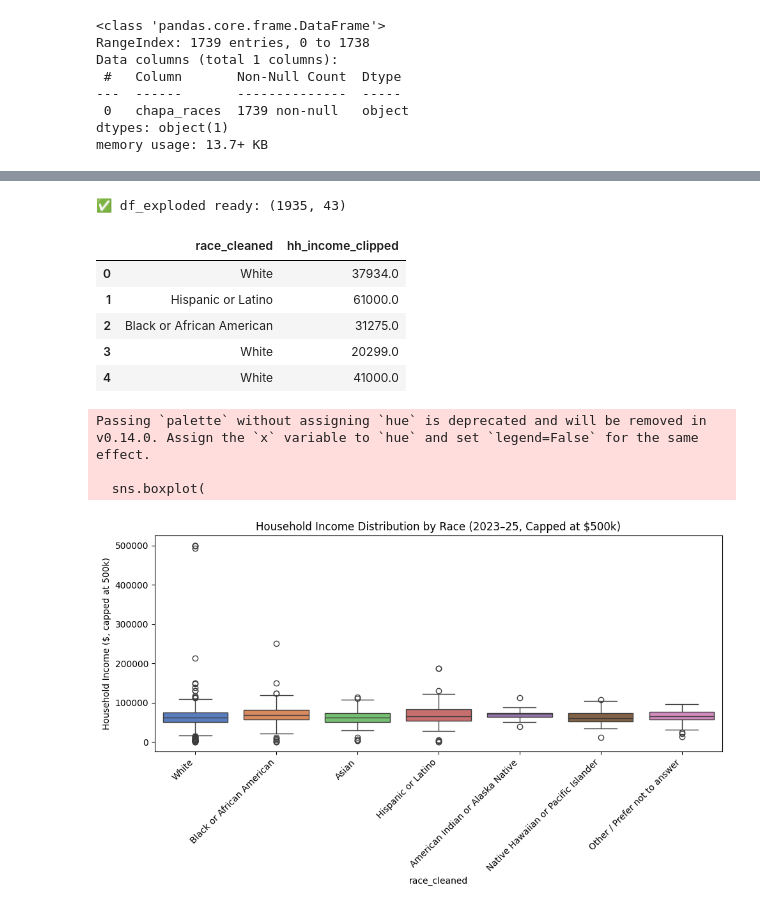
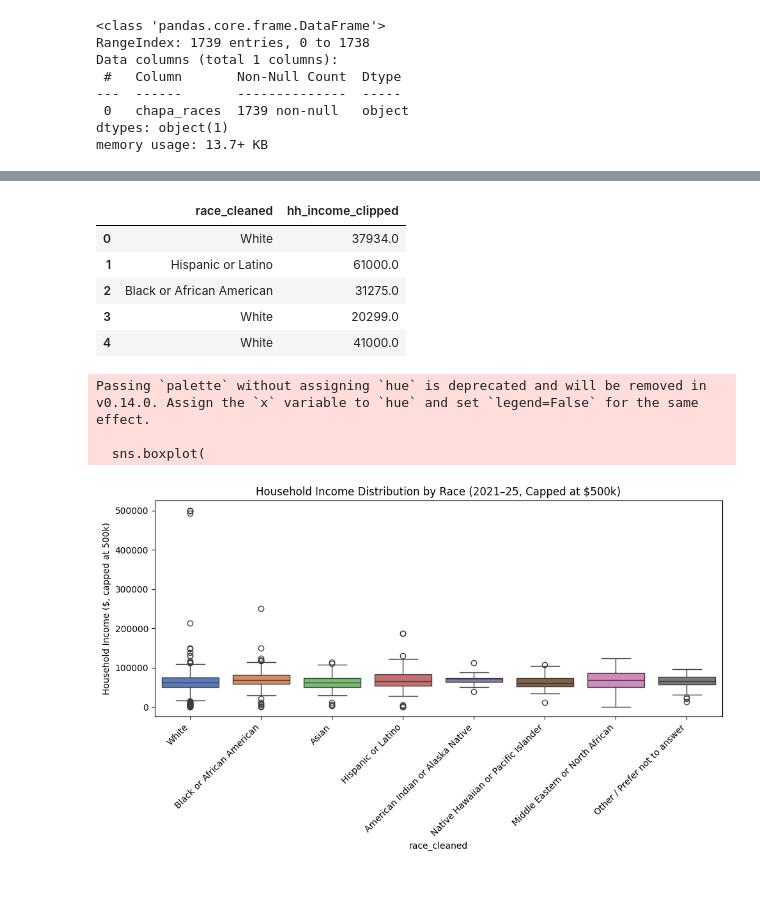
Before and after one commit to BU-Spark/pitne-affordable-housing-efficacy, a Jupyter notebook: fa25-team-a/eda/Rohan_EDA_RaceCleaning_2021_25.ipynb, the cells around one changed output, grey strips where cells are left out. Cells and saved outputs as stored; diff of their text form; code cells hidden in the pictures.

```diff
--- a/fa25-team-a/eda/Rohan_EDA_RaceCleaning_2021_25.ipynb
+++ b/fa25-team-a/eda/Rohan_EDA_RaceCleaning_2021_25.ipynb
@@ -109,11 +204,10 @@ df[df['race_type'] == "Multiracial"][['chapa_races', 'race_list', 'race_cleaned'
 # %%
-if 'hispanic_latino' not in df.columns:
-    df['hispanic_latino'] = 0
-
-df['hispanic_latino'] = np.where(
-    df['race_cleaned'].apply(lambda r: "Hispanic or Latino" in r),
-    1,
-    df['hispanic_latino']
-)
-
-print(df['hispanic_latino'].value_counts())
+df['hispanic_latino_from_race'] = df['race_cleaned'].apply(lambda r: int("Hispanic or Latino" in r))
+if 'hispanic_latino' in df.columns:
+    df['hispanic_latino_final'] = (
+        pd.to_numeric(df['hispanic_latino'], errors='coerce')
+          .fillna(df['hispanic_latino_from_race'])
+          .astype(int)
+    )
+else:
+    df['hispanic_latino_final'] = df['hispanic_latino_from_race']
@@ -125,7 +213,0 @@ Name: count, dtype: int64
-# %%
-unique_races = sorted({race for sublist in df['race_cleaned'] for race in sublist})
-print("✅ Unique standardized races:", unique_races)
-
-for race in unique_races:
-    col_name = f"race_{race.replace(' ', '_').replace('/', '')}"
-    df[col_name] = df['race_cleaned'].apply(lambda x: int(race in x))
@@ -202,14 +283,12 @@ df_exploded['hh_income'] = (
     .astype(float)
 )
 
-# Now clip safely
+# Clip extreme household incomes for visualization
 upper_cap = 500_000
 df_exploded['hh_income_clipped'] = df_exploded['hh_income'].clip(upper=upper_cap)
 
-print("✅ df_exploded ready:", df_exploded.shape)
 df_exploded[['race_cleaned', 'hh_income_clipped']].head()
 # %% [output]
-✅ df_exploded ready: (1935, 43)
 |  | race_cleaned | hh_income_clipped |
 | 0 | White | 37934.0 |
 | 1 | Hispanic or Latino | 61000.0 |
@@ -217,28 +296,28 @@ df_exploded[['race_cleaned', 'hh_income_clipped']].head()
 | 3 | White | 20299.0 |
 | 4 | White | 41000.0 |
 # %%
-# Define a reasonable upper bound (e.g., $500,000 household income)
-upper_cap = 500_000
-
-df_exploded['hh_income_clipped'] = df_exploded['hh_income'].clip(upper=upper_cap)
+race_order = [
+    'White', 'Black or African American', 'Asian',
+    'Hispanic or Latino', 'American Indian or Alaska Native',
+    'Native Hawaiian or Pacific Islander', 'Middle Eastern or North African',
+    'Other / Prefer not to answer'
+]
 
 plt.figure(figsize=(10,6))
 sns.boxplot(
     data=df_exploded,
     x='race_cleaned', y='hh_income_clipped',
-    order=['White', 'Black or African American', 'Asian',
-           'Hispanic or Latino', 'American Indian or Alaska Native',
-           'Native Hawaiian or Pacific Islander', 'Other / Prefer not to answer'],
+    order= race_order,
     palette='muted'
 )
-plt.title('Household Income Distribution by Race (2023–25, Capped at $500k)')
+plt.title('Household Income Distribution by Race (2021–25, Capped at $500k)')
 plt.xticks(rotation=45, ha='right')
 plt.ylabel("Household Income ($, capped at 500k)")
 plt.tight_layout()
 plt.show()
 # %% [output]
 Passing `palette` without assigning `hue` is deprecated and will be removed in v0.14.0. Assign the `x` variable to `hue` and set `legend=False` for the same effect.
 
   sns.boxplot(
-[figure, old version]
+[figure, new version]
 # %%
```
Also changed, not shown: parts of 21 cells of this notebook.
